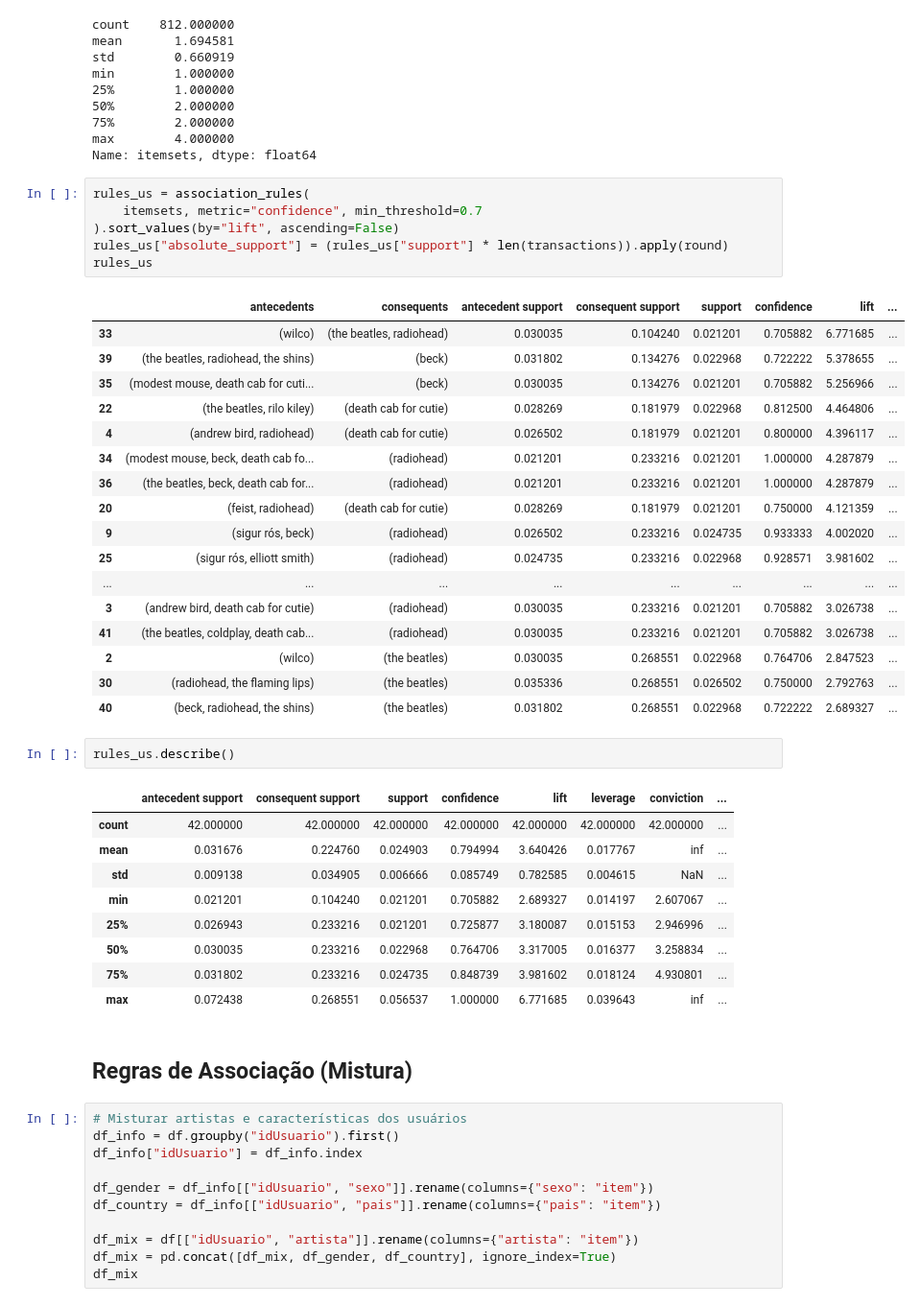
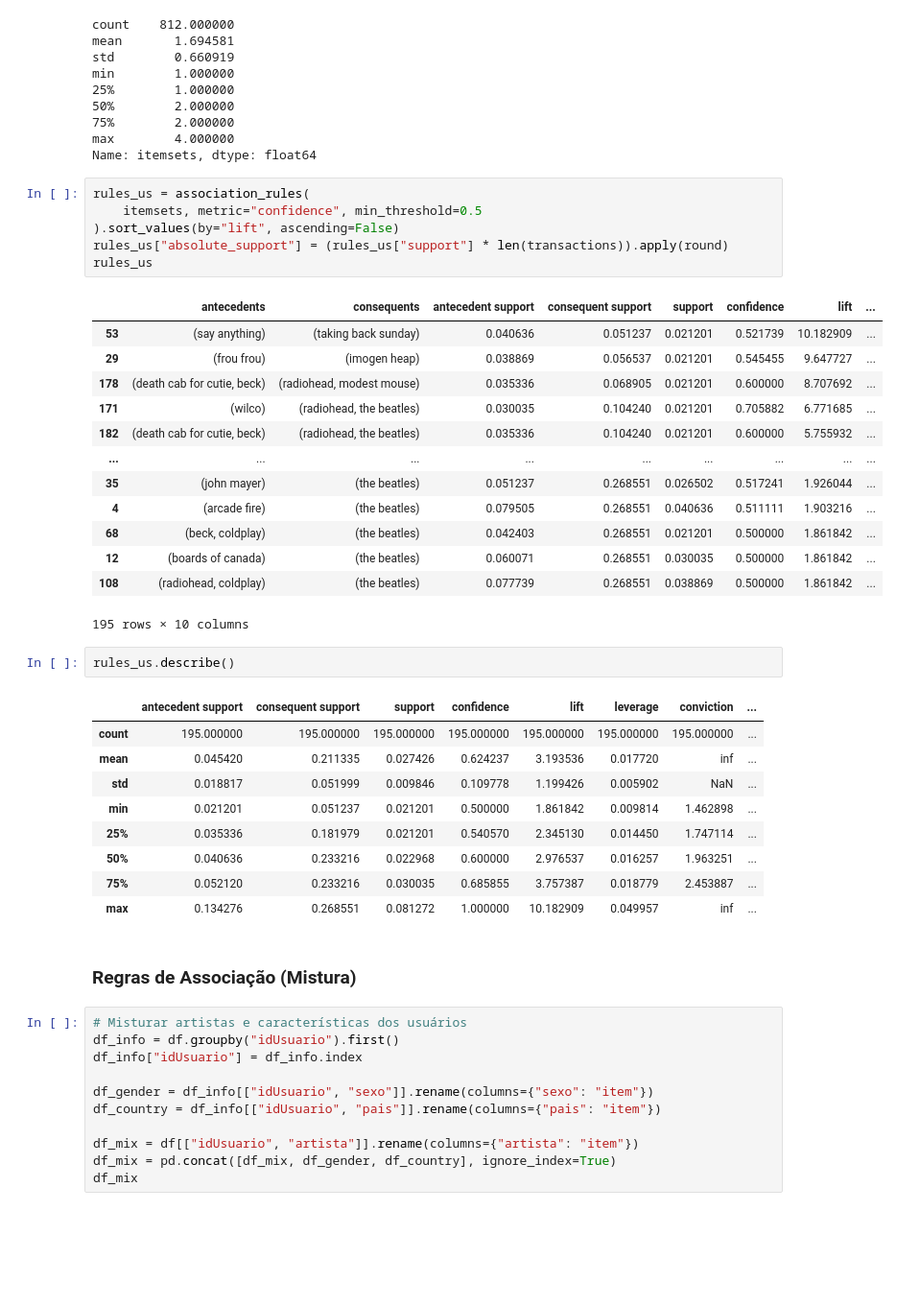
Before and after one commit to usr-bin32/data-mining-assignments, a Jupyter notebook: p2/notebook.ipynb, the cells around one changed output. Shown at 96% size. Cells and saved outputs as stored; diff of their text form; blank space fills up the shorter version.

```diff
--- a/p2/notebook.ipynb
+++ b/p2/notebook.ipynb
@@ -282,42 +329,38 @@ max        4.000000
 Name: itemsets, dtype: float64
 # %%
 rules_us = association_rules(
-    itemsets, metric="confidence", min_threshold=0.7
+    itemsets, metric="confidence", min_threshold=0.5
 ).sort_values(by="lift", ascending=False)
 rules_us["absolute_support"] = (rules_us["support"] * len(transactions)).apply(round)
 rules_us
 # %% [output]
 |  | antecedents | consequents | antecedent support | consequent support | support | confidence | lift | ... |
-| 33 | (wilco) | (the beatles, radiohead) | 0.030035 | 0.104240 | 0.021201 | 0.705882 | 6.771685 | ... |
-| 39 | (the beatles, radiohead, the shins) | (beck) | 0.031802 | 0.134276 | 0.022968 | 0.722222 | 5.378655 | ... |
-| 35 | (modest mouse, death cab for cuti... | (beck) | 0.030035 | 0.134276 | 0.021201 | 0.705882 | 5.256966 | ... |
-| 22 | (the beatles, rilo kiley) | (death cab for cutie) | 0.028269 | 0.181979 | 0.022968 | 0.812500 | 4.464806 | ... |
-| 4 | (andrew bird, radiohead) | (death cab for cutie) | 0.026502 | 0.181979 | 0.021201 | 0.800000 | 4.396117 | ... |
-| 34 | (modest mouse, beck, death cab fo... | (radiohead) | 0.021201 | 0.233216 | 0.021201 | 1.000000 | 4.287879 | ... |
-| 36 | (the beatles, beck, death cab for... | (radiohead) | 0.021201 | 0.233216 | 0.021201 | 1.000000 | 4.287879 | ... |
-| 20 | (feist, radiohead) | (death cab for cutie) | 0.028269 | 0.181979 | 0.021201 | 0.750000 | 4.121359 | ... |
-| 9 | (sigur rós, beck) | (radiohead) | 0.026502 | 0.233216 | 0.024735 | 0.933333 | 4.002020 | ... |
-| 25 | (sigur rós, elliott smith) | (radiohead) | 0.024735 | 0.233216 | 0.022968 | 0.928571 | 3.981602 | ... |
+| 53 | (say anything) | (taking back sunday) | 0.040636 | 0.051237 | 0.021201 | 0.521739 | 10.182909 | ... |
+| 29 | (frou frou) | (imogen heap) | 0.038869 | 0.056537 | 0.021201 | 0.545455 | 9.647727 | ... |
+| 178 | (death cab for cutie, beck) | (radiohead, modest mouse) | 0.035336 | 0.068905 | 0.021201 | 0.600000 | 8.707692 | ... |
+| 171 | (wilco) | (radiohead, the beatles) | 0.030035 | 0.104240 | 0.021201 | 0.705882 | 6.771685 | ... |
+| 182 | (death cab for cutie, beck) | (radiohead, the beatles) | 0.035336 | 0.104240 | 0.021201 | 0.600000 | 5.755932 | ... |
 | ... | ... | ... | ... | ... | ... | ... | ... | ... |
-| 3 | (andrew bird, death cab for cutie) | (radiohead) | 0.030035 | 0.233216 | 0.021201 | 0.705882 | 3.026738 | ... |
-| 41 | (the beatles, coldplay, death cab... | (radiohead) | 0.030035 | 0.233216 | 0.021201 | 0.705882 | 3.026738 | ... |
-| 2 | (wilco) | (the beatles) | 0.030035 | 0.268551 | 0.022968 | 0.764706 | 2.847523 | ... |
-| 30 | (radiohead, the flaming lips) | (the beatles) | 0.035336 | 0.268551 | 0.026502 | 0.750000 | 2.792763 | ... |
-| 40 | (beck, radiohead, the shins) | (the beatles) | 0.031802 | 0.268551 | 0.022968 | 0.722222 | 2.689327 | ... |
+| 35 | (john mayer) | (the beatles) | 0.051237 | 0.268551 | 0.026502 | 0.517241 | 1.926044 | ... |
+| 4 | (arcade fire) | (the beatles) | 0.079505 | 0.268551 | 0.040636 | 0.511111 | 1.903216 | ... |
+| 68 | (beck, coldplay) | (the beatles) | 0.042403 | 0.268551 | 0.021201 | 0.500000 | 1.861842 | ... |
+| 12 | (boards of canada) | (the beatles) | 0.060071 | 0.268551 | 0.030035 | 0.500000 | 1.861842 | ... |
+| 108 | (radiohead, coldplay) | (the beatles) | 0.077739 | 0.268551 | 0.038869 | 0.500000 | 1.861842 | ... |
+195 rows × 10 columns
 # %%
 rules_us.describe()
 # %% [output]
 |  | antecedent support | consequent support | support | confidence | lift | leverage | conviction | ... |
-| count | 42.000000 | 42.000000 | 42.000000 | 42.000000 | 42.000000 | 42.000000 | 42.000000 | ... |
-| mean | 0.031676 | 0.224760 | 0.024903 | 0.794994 | 3.640426 | 0.017767 | inf | ... |
-| std | 0.009138 | 0.034905 | 0.006666 | 0.085749 | 0.782585 | 0.004615 | NaN | ... |
-| min | 0.021201 | 0.104240 | 0.021201 | 0.705882 | 2.689327 | 0.014197 | 2.607067 | ... |
-| 25% | 0.026943 | 0.233216 | 0.021201 | 0.725877 | 3.180087 | 0.015153 | 2.946996 | ... |
-| 50% | 0.030035 | 0.233216 | 0.022968 | 0.764706 | 3.317005 | 0.016377 | 3.258834 | ... |
-| 75% | 0.031802 | 0.233216 | 0.024735 | 0.848739 | 3.981602 | 0.018124 | 4.930801 | ... |
-| max | 0.072438 | 0.268551 | 0.056537 | 1.000000 | 6.771685 | 0.039643 | inf | ... |
+| count | 195.000000 | 195.000000 | 195.000000 | 195.000000 | 195.000000 | 195.000000 | 195.000000 | ... |
+| mean | 0.045420 | 0.211335 | 0.027426 | 0.624237 | 3.193536 | 0.017720 | inf | ... |
+| std | 0.018817 | 0.051999 | 0.009846 | 0.109778 | 1.199426 | 0.005902 | NaN | ... |
+| min | 0.021201 | 0.051237 | 0.021201 | 0.500000 | 1.861842 | 0.009814 | 1.462898 | ... |
+| 25% | 0.035336 | 0.181979 | 0.021201 | 0.540570 | 2.345130 | 0.014450 | 1.747114 | ... |
+| 50% | 0.040636 | 0.233216 | 0.022968 | 0.600000 | 2.976537 | 0.016257 | 1.963251 | ... |
+| 75% | 0.052120 | 0.233216 | 0.030035 | 0.685855 | 3.757387 | 0.018779 | 2.453887 | ... |
+| max | 0.134276 | 0.268551 | 0.081272 | 1.000000 | 10.182909 | 0.049957 | inf | ... |
 # %% [markdown]
-## Regras de Associação (Mistura)
+### Regras de Associação (Mistura)
 # %%
 # Misturar artistas e características dos usuários
 df_info = df.groupby("idUsuario").first()
```
Also changed, not shown: parts of 12 cells of this notebook.
